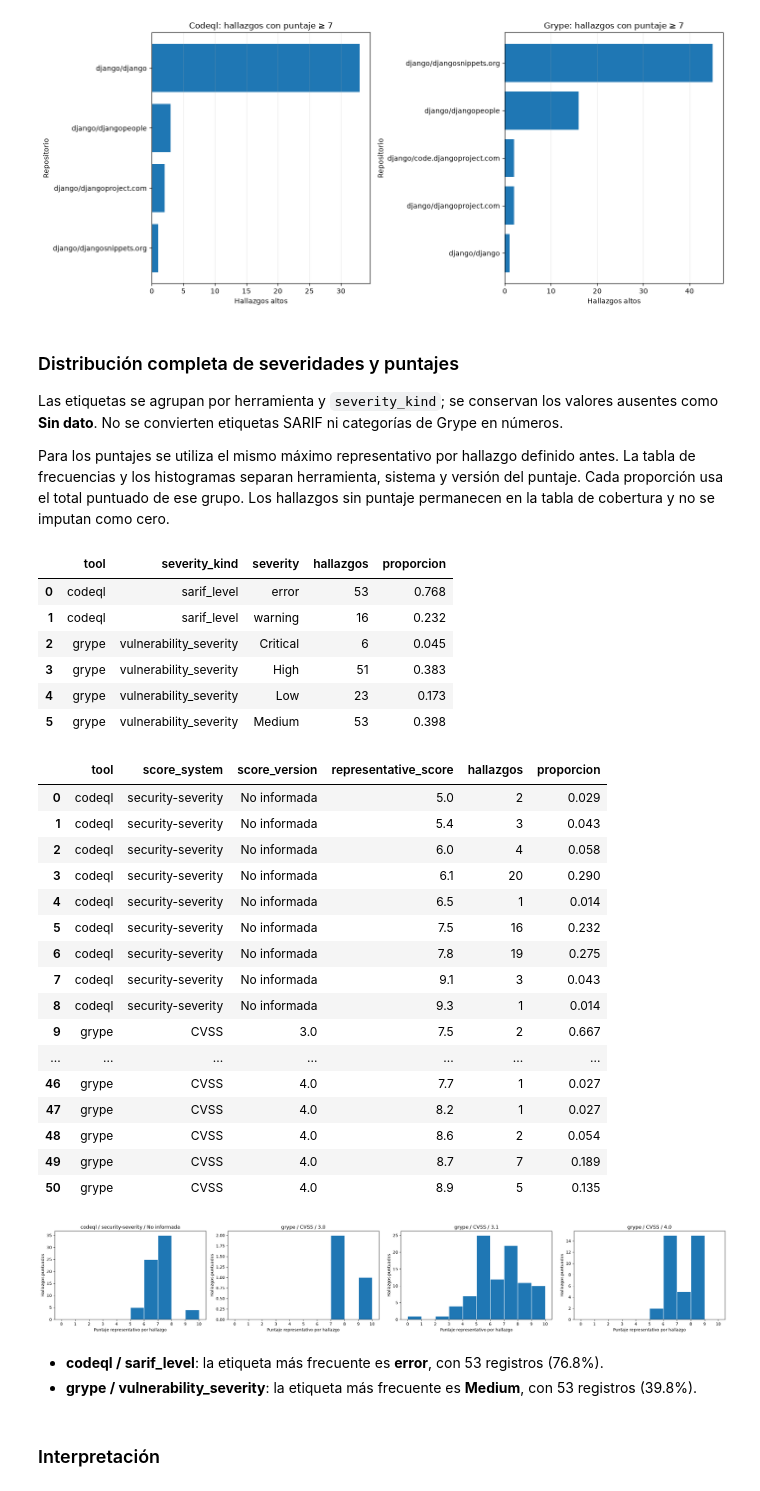
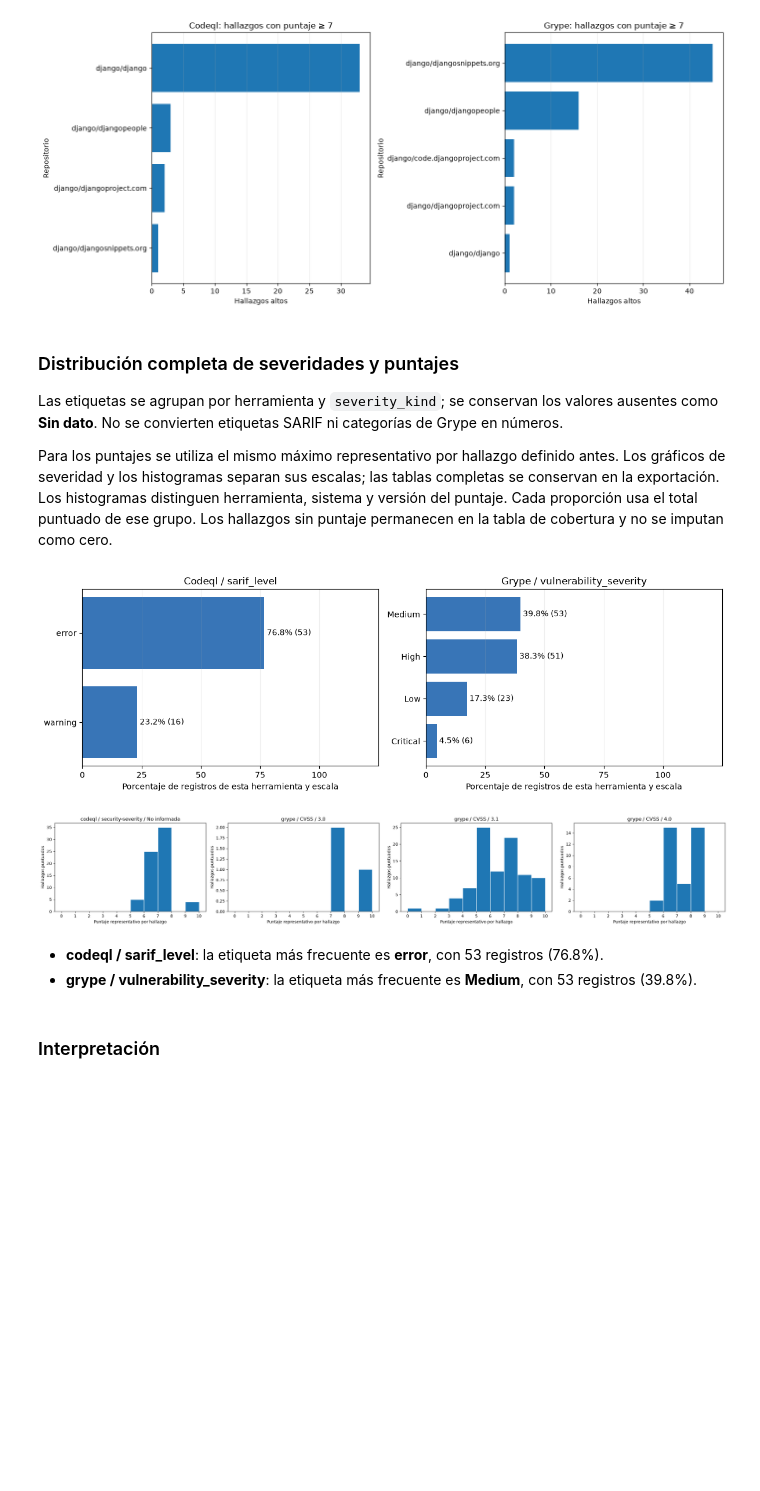
Before and after one commit to JaredDet/Vulnerabilidades, a Jupyter notebook: analyzer/notebooks/analyzer.ipynb, the cells around one changed output. Drawn from its saved outputs; the diff is of its cells as text; code cells hidden in the pictures; blank space fills up the shorter version.

Commit message:
Add output for use in the analysis.json Visualizer

```diff
--- a/analyzer/notebooks/analyzer.ipynb
+++ b/analyzer/notebooks/analyzer.ipynb
@@ -367,0 +356,25 @@ display(concentracion)
+# %%
+fig, axes = plt.subplots(1, 2, figsize=(16, 6), sharex=True)
+for axis, tool, color in zip(axes, ['codeql', 'grype'], ['#3875b7', '#398465']):
+    data = concentracion.loc[
+        concentracion['tool'].eq(tool) & concentracion['coincidencias'].gt(0)
+    ].sort_values(['coincidencias', 'repository'])
+    if data.empty:
+        axis.text(0.5, 0.5, 'Sin registros observados', ha='center', va='center', transform=axis.transAxes)
+    else:
+        bars = axis.barh(data['repository'], data['proporcion'] * 100, color=color)
+        for bar, row in zip(bars, data.itertuples()):
+            if row.status != 'analyzed':
+                bar.set_hatch('//')
+        axis.bar_label(bars, labels=[
+            f'{row.proporcion:.1%} ({row.coincidencias})'
+            for row in data.itertuples()
+        ], padding=4)
+    incomplete = concentracion.loc[concentracion['tool'].eq(tool), 'status'].ne('analyzed').sum()
+    axis.set_title(f'{tool.capitalize()}: concentración de hallazgos\n{incomplete} repositorios con análisis incompleto')
+    axis.set_xlabel('Porcentaje de los registros de la herramienta')
+    axis.set_xlim(0, 112)
+    axis.set_xticks([0, 25, 50, 75, 100])
+    axis.grid(axis='x', alpha=0.2)
+fig.tight_layout()
+plt.show()
@@ -738,7 +735,7 @@ plt.show()
 
 Las etiquetas se agrupan por herramienta y `severity_kind`; se conservan los valores ausentes como **Sin dato**. No se convierten etiquetas SARIF ni categorías de Grype en números.
 
-Para los puntajes se utiliza el mismo máximo representativo por hallazgo definido antes. La tabla de frecuencias y los histogramas separan herramienta, sistema y versión del puntaje. Cada proporción usa el total puntuado de ese grupo. Los hallazgos sin puntaje permanecen en la tabla de cobertura y no se imputan como cero.
+Para los puntajes se utiliza el mismo máximo representativo por hallazgo definido antes. Los gráficos de severidad y los histogramas separan sus escalas; las tablas completas se conservan en la exportación. Los histogramas distinguen herramienta, sistema y versión del puntaje. Cada proporción usa el total puntuado de ese grupo. Los hallazgos sin puntaje permanecen en la tabla de cobertura y no se imputan como cero.
 # %%
 distribucion_severidades = (
     findings.assign(
@@ -761,60 +758,51 @@ distribucion_puntajes = (
     .size().rename('hallazgos').reset_index()
 )
 distribucion_puntajes['proporcion'] = (
     distribucion_puntajes['hallazgos']
     / distribucion_puntajes.groupby(grupos_puntaje)['hallazgos'].transform('sum')
 )
-display(distribucion_severidades.round(3))
-display(distribucion_puntajes.round(3))
+severity_groups = list(distribucion_severidades.groupby(['tool', 'severity_kind']))
+if severity_groups:
+    fig, axes = plt.subplots(1, len(severity_groups), figsize=(6 * len(severity_groups), 4), squeeze=False)
+    for axis, ((tool, kind), data) in zip(axes.flat, severity_groups):
+        data = data.sort_values(['hallazgos', 'severity'])
+        bars = axis.barh(data['severity'], data['proporcion'] * 100, color='#3875b7')
+        axis.bar_label(bars, labels=[
+            f'{row.proporcion:.1%} ({row.hallazgos})' for row in data.itertuples()
+        ], padding=3)
+        axis.set_xlim(0, 125)
+        axis.set_xticks([0, 25, 50, 75, 100])
+        axis.set_title(f'{tool.capitalize()} / {kind}')
+        axis.set_xlabel('Porcentaje de registros de esta herramienta y escala')
+        axis.grid(axis='x', alpha=0.2)
+    fig.tight_layout()
+    plt.show()
 
 groups = list(puntajes_distribucion.groupby(grupos_puntaje))
 if groups:
     fig, axes = plt.subplots(1, len(groups), figsize=(6 * len(groups), 4), squeeze=False)
     for axis, (group_key, data) in zip(axes.flat, groups):
         axis.hist(data['representative_score'], bins=list(range(11)), edgecolor='white')
         axis.set_title(' / '.join(map(str, group_key)))
         axis.set_xlabel('Puntaje representativo por hallazgo')
         axis.set_ylabel('Hallazgos puntuados')
         axis.set_xticks(range(11))
     fig.tight_layout()
     plt.show()
 else:
     print('No hay puntajes disponibles para representar su distribución.')
 
 observaciones_distribucion = []
 for (tool, kind), group in distribucion_severidades.groupby(['tool', 'severity_kind']):
     leader = group.sort_values(['hallazgos', 'severity'], ascending=[False, True]).iloc[0]
     observaciones_distribucion.append(
         f'- **{tool} / {kind}**: la etiqueta más frecuente es **{leader["severity"]}**, '
         f'con {leader["hallazgos"]} registros ({leader["proporcion"]:.1%}).'
     )
 display(Markdown('\n'.join(observaciones_distribucion)))
 # %% [output]
-|  | tool | severity_kind | severity | hallazgos | proporcion |
-| 0 | codeql | sarif_level | error | 53 | 0.768 |
-| 1 | codeql | sarif_level | warning | 16 | 0.232 |
-| 2 | grype | vulnerability_severity | Critical | 6 | 0.045 |
-| 3 | grype | vulnerability_severity | High | 51 | 0.383 |
-| 4 | grype | vulnerability_severity | Low | 23 | 0.173 |
-| 5 | grype | vulnerability_severity | Medium | 53 | 0.398 |
-|  | tool | score_system | score_version | representative_score | hallazgos | proporcion |
-| 0 | codeql | security-severity | No informada | 5.0 | 2 | 0.029 |
-| 1 | codeql | security-severity | No informada | 5.4 | 3 | 0.043 |
-| 2 | codeql | security-severity | No informada | 6.0 | 4 | 0.058 |
-| 3 | codeql | security-severity | No informada | 6.1 | 20 | 0.290 |
-| 4 | codeql | security-severity | No informada | 6.5 | 1 | 0.014 |
-| 5 | codeql | security-severity | No informada | 7.5 | 16 | 0.232 |
-| 6 | codeql | security-severity | No informada | 7.8 | 19 | 0.275 |
-| 7 | codeql | security-severity | No informada | 9.1 | 3 | 0.043 |
-| 8 | codeql | security-severity | No informada | 9.3 | 1 | 0.014 |
-| 9 | grype | CVSS | 3.0 | 7.5 | 2 | 0.667 |
-| ... | ... | ... | ... | ... | ... | ... |
-| 46 | grype | CVSS | 4.0 | 7.7 | 1 | 0.027 |
-| 47 | grype | CVSS | 4.0 | 8.2 | 1 | 0.027 |
-| 48 | grype | CVSS | 4.0 | 8.6 | 2 | 0.054 |
-| 49 | grype | CVSS | 4.0 | 8.7 | 7 | 0.189 |
-| 50 | grype | CVSS | 4.0 | 8.9 | 5 | 0.135 |
-[figure, old version]
+[figure, new version]
+[figure, added]
 - **codeql / sarif_level**: la etiqueta más frecuente es **error**, con 53 registros (76.8%).
 - **grype / vulnerability_severity**: la etiqueta más frecuente es **Medium**, con 53 registros (39.8%).
 # %% [markdown]
```
Also changed, not shown: parts of 12 cells of this notebook, 9 other files.
